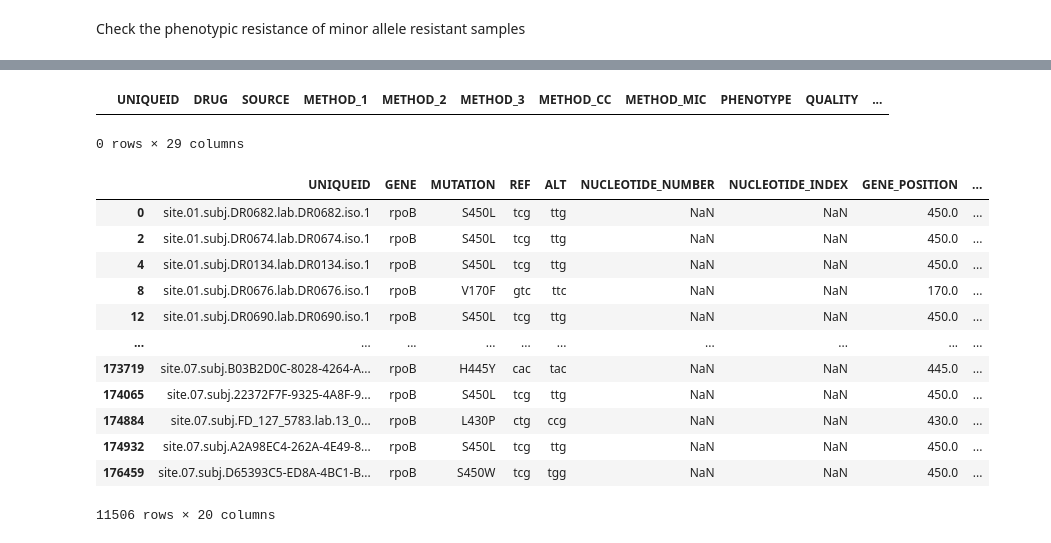
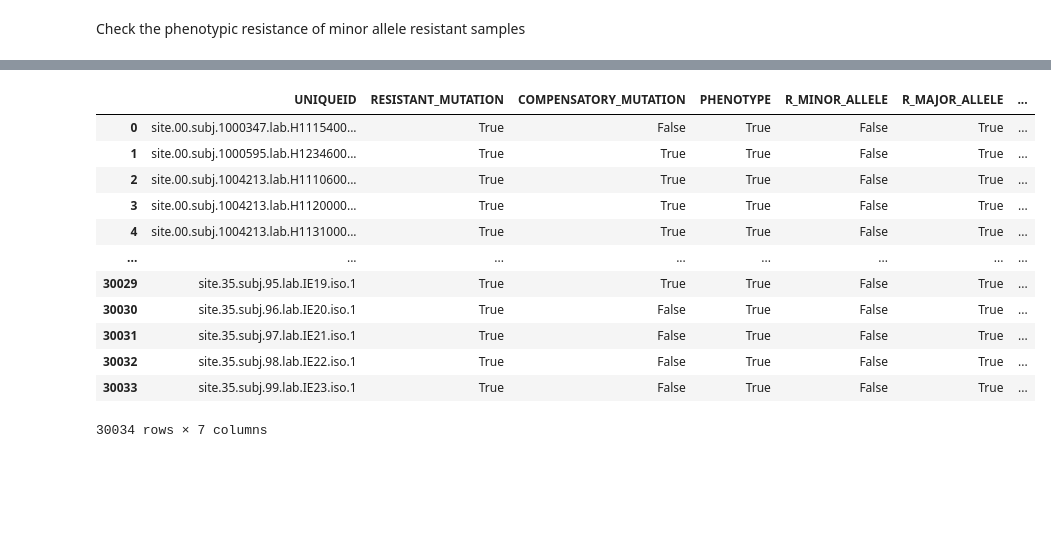
Before and after one commit to fowler-lab/tb-rnap-subpopulations, a Jupyter notebook: exploration.ipynb, the cells around one changed output, grey strips where cells are left out. Cells and saved outputs as stored; diff of their text form; code cells hidden in the pictures; blank space fills up the shorter version.

```diff
--- a/exploration.ipynb
+++ b/exploration.ipynb
@@ -260,22 +254,46 @@ merged_major_set
-# %%
-merged_major_set[(merged_major_set.PHENOTYPE=='S')&(merged_major_set.RESISTANT_MUTATION==False)]
-# %% [output]
-|  | UNIQUEID | DRUG | SOURCE | METHOD_1 | METHOD_2 | METHOD_3 | METHOD_CC | METHOD_MIC | PHENOTYPE | QUALITY | ... |
-0 rows × 29 columns
-# %%
-RIF_phenotypes[RIF_phenotypes.UNIQUEID.isin(major_resistant_mutations.UNIQUEID.unique())]
-major_resistant_mutations[major_resistant_mutations.UNIQUEID.isin(RIF_phenotypes.UNIQUEID.unique())]
-# %% [output]
-|  | UNIQUEID | GENE | MUTATION | REF | ALT | NUCLEOTIDE_NUMBER | NUCLEOTIDE_INDEX | GENE_POSITION | ... |
-| 0 | site.01.subj.DR0682.lab.DR0682.iso.1 | rpoB | S450L | tcg | ttg | NaN | NaN | 450.0 | ... |
-| 2 | site.01.subj.DR0674.lab.DR0674.iso.1 | rpoB | S450L | tcg | ttg | NaN | NaN | 450.0 | ... |
-| 4 | site.01.subj.DR0134.lab.DR0134.iso.1 | rpoB | S450L | tcg | ttg | NaN | NaN | 450.0 | ... |
-| 8 | site.01.subj.DR0676.lab.DR0676.iso.1 | rpoB | V170F | gtc | ttc | NaN | NaN | 170.0 | ... |
-| 12 | site.01.subj.DR0690.lab.DR0690.iso.1 | rpoB | S450L | tcg | ttg | NaN | NaN | 450.0 | ... |
-| ... | ... | ... | ... | ... | ... | ... | ... | ... | ... |
-| 173719 | site.07.subj.B03B2D0C-8028-4264-A... | rpoB | H445Y | cac | tac | NaN | NaN | 445.0 | ... |
-| 174065 | site.07.subj.22372F7F-9325-4A8F-9... | rpoB | S450L | tcg | ttg | NaN | NaN | 450.0 | ... |
-| 174884 | site.07.subj.FD_127_5783.lab.13_0... | rpoB | L430P | ctg | ccg | NaN | NaN | 430.0 | ... |
-| 174932 | site.07.subj.A2A98EC4-262A-4E49-8... | rpoB | S450L | tcg | ttg | NaN | NaN | 450.0 | ... |
-| 176459 | site.07.subj.D65393C5-ED8A-4BC1-B... | rpoB | S450W | tcg | tgg | NaN | NaN | 450.0 | ... |
-11506 rows × 20 columns
+# %%
+#aggregate mutations table based on UNIQUEID (keep resistant_mutation, compensatory_mutation, phenotype IS_MINOR_ALLELE	and FRS flags)
+def aggregate_minor_major_allele(group):
+    # Check if any row has both IS_MINOR_ALLELE == True and RESISTANT_MUTATION == True
+    minor_allele_flag = any((group['IS_MINOR_ALLELE'] == True) & (group['RESISTANT_MUTATION'] == True))
+    major_allele_flag = any((group['IS_MINOR_ALLELE'] == False) & (group['RESISTANT_MUTATION'] == True))
+
+    return pd.Series({
+        'RESISTANT_MUTATION': group['RESISTANT_MUTATION'].max(),
+        'COMPENSATORY_MUTATION': group['COMPENSATORY_MUTATION'].max(),
+        'PHENOTYPE': group['PHENOTYPE'].max(),
+        'R_MINOR_ALLELE': minor_allele_flag,
+        'R_MAJOR_ALLELE': major_allele_flag,
+        'FRS': group['FRS'].max(),
+    })
+
+# Apply the custom aggregation function
+mutations_agg = mutations.groupby('UNIQUEID').apply(aggregate_minor_major_allele).reset_index()
+# mutations_agg = mutations.groupby('UNIQUEID').agg(
+#     RESISTANT_MUTATION = ('RESISTANT_MUTATION', 'max'),
+#     COMPENSATORY_MUTATION = ('COMPENSATORY_MUTATION', 'max'),
+#     PHENOTYPE = ('PHENOTYPE', 'max'),
+#     IS_MINOR_ALLELE = ('IS_MINOR_ALLELE', 'max'),
+#     FRS = ('FRS', 'max')
+# ).reset_index()
+# mutations_agg = mutations.groupby('UNIQUEID').agg(
+#     RESISTANT_MUTATION = ('RESISTANT_MUTATION', 'max'),
+#     COMPENSATORY_MUTATION = ('COMPENSATORY_MUTATION', 'max'),
+#     PHENOTYPE = ('PHENOTYPE', 'max')
+# ).reset_index()
+
+mutations_agg
+# %% [output]
+|  | UNIQUEID | RESISTANT_MUTATION | COMPENSATORY_MUTATION | PHENOTYPE | R_MINOR_ALLELE | R_MAJOR_ALLELE | ... |
+| 0 | site.00.subj.1000347.lab.H1115400... | True | False | True | False | True | ... |
+| 1 | site.00.subj.1000595.lab.H1234600... | True | True | True | False | True | ... |
+| 2 | site.00.subj.1004213.lab.H1110600... | True | True | True | False | True | ... |
+| 3 | site.00.subj.1004213.lab.H1120000... | True | True | True | False | True | ... |
+| 4 | site.00.subj.1004213.lab.H1131000... | True | True | True | False | True | ... |
+| ... | ... | ... | ... | ... | ... | ... | ... |
+| 30029 | site.35.subj.95.lab.IE19.iso.1 | True | True | True | False | True | ... |
+| 30030 | site.35.subj.96.lab.IE20.iso.1 | True | False | True | False | True | ... |
+| 30031 | site.35.subj.97.lab.IE21.iso.1 | True | False | True | False | True | ... |
+| 30032 | site.35.subj.98.lab.IE22.iso.1 | True | False | True | False | True | ... |
+| 30033 | site.35.subj.99.lab.IE23.iso.1 | True | False | True | False | True | ... |
+30034 rows × 7 columns
```
Also changed, not shown: parts of 7 cells of this notebook, 1 other file.
